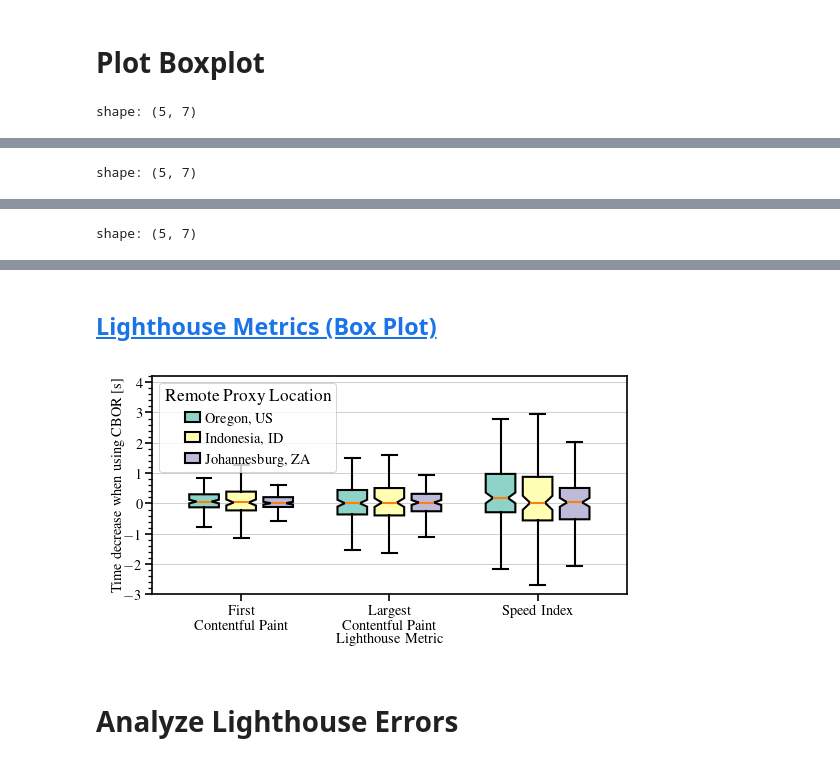
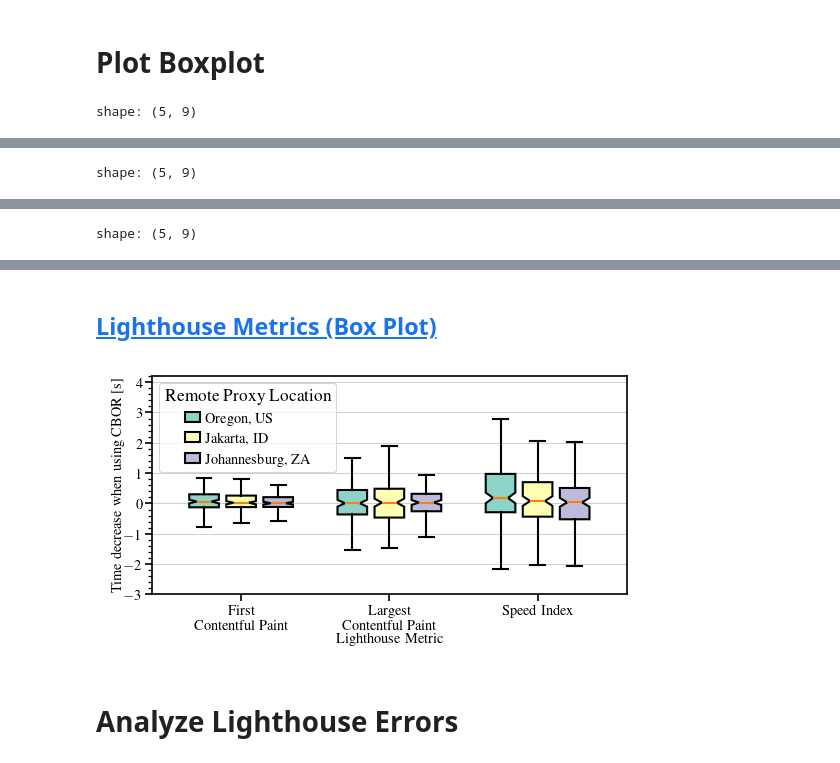
Before and after one commit to miri64/artifacts-tnsm26-cbor-dns-eval, a Jupyter notebook: 06_1evaluation.ipynb, the cells around one changed output, grey strips where cells are left out. Drawn from its saved outputs; the diff is of its cells as text; code cells hidden in the pictures.

```diff
--- a/06_1evaluation.ipynb
+++ b/06_1evaluation.ipynb
@@ -209,7 +209,7 @@ METRIC_XAXIS_LABEL = {
 }
 LOCATIONS = {
     "us-west": "Oregon, US",
-    "indonesia": "Indonesia, ID",
+    "indonesia": "Jakarta, ID",
     "africa-south": "Johannesburg, ZA",
 }
 LOCATION_OFFSET = {
@@ -240,13 +240,16 @@ for i, location in enumerate(df["extra"].unique().sort()):
         & polars.col("rtt").is_not_null()
     ).select(
         ["domain"] + METRICS
-    ).group_by("domain").mean()
-
+    ).group_by(["domain"]).agg(polars.all().mean(), polars.col("domain").len().alias("runs"))
     stats = polars.DataFrame(
         [
             {
                 "metric": k,
                 "location": location,
+                # some websites do not load every time, so count the websites fractionally, based on the successful runs with
+                # this webside
+                "successful domains": times.group_by("domain").agg(polars.col("runs").sum() / times["runs"].max())["runs"].sum(),
+                "successful unique domains": times["domain"].unique().len(),
                 "min.": times[k].min(),
                 "max.": times[k].max(),
                 "mean": times[k].mean(),
@@ -293,4 +296,4 @@ display(
 matplotlib.pyplot.savefig(filepath, bbox_inches="tight", pad_inches=0.01)
 matplotlib.pyplot.show()
 # %% [output]
-shape: (5, 7)
+shape: (5, 9)
@@ -304 +307 @@ shape: (5, 7)
-shape: (5, 7)
+shape: (5, 9)
@@ -312 +315 @@ shape: (5, 7)
-shape: (5, 7)
+shape: (5, 9)
@@ -320,5 +323,5 @@ shape: (5, 7)
 ## [Lighthouse Metrics (Box Plot)](06_1evaluation/plots/lighthouse-box.pdf)
-[figure, old version]
+[figure, new version]
 # %% [markdown]
 # Analyze Lighthouse Errors
 # %%
```
Also changed, not shown: parts of 6 cells of this notebook, 2 other files.
